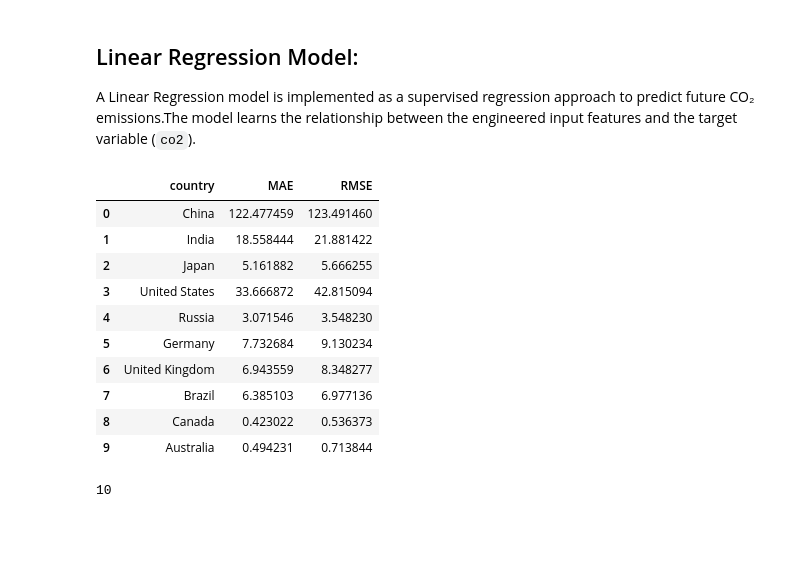
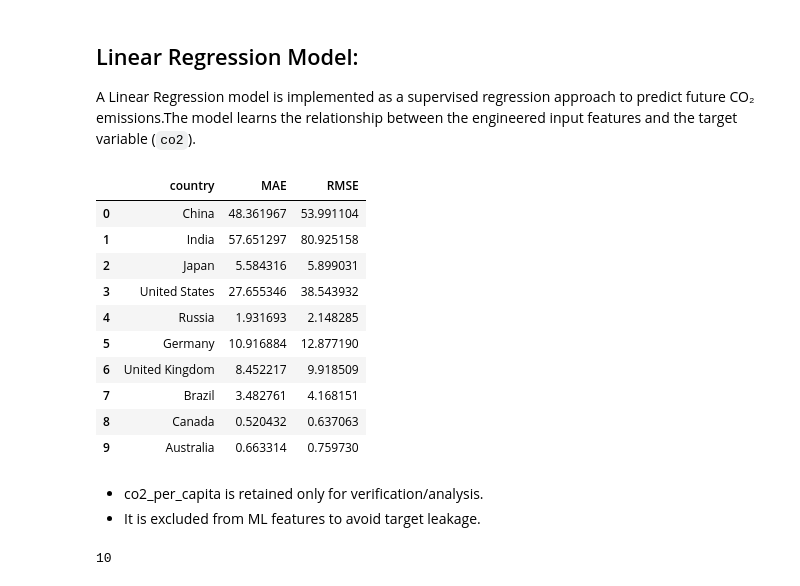
Before and after one commit to hain-davi/climate_change_trend_analysis_, a Jupyter notebook: notebook/ghg_analysis.ipynb, the cells around one changed output. Drawn from its saved outputs; the diff is of its cells as text; code cells hidden in the pictures; blank space fills up the shorter version.

```diff
--- a/notebook/ghg_analysis.ipynb
+++ b/notebook/ghg_analysis.ipynb
@@ -586,7 +586,7 @@ Formula: CO₂ Change=CO₂_latest - CO₂_1990
 # %%
 countries = ['China','India','Japan','United States','Russia','Germany','United Kingdom','Brazil','Canada','Australia']
 ghg_features = filter_df[filter_df['country'].isin(countries)][
-    ['country','year','co2','co2_per_capita','co2_5yr_rolling_mean','co2_lag1','co2_lag2','co2_lag3','co2_yoy_pct_change','ghg_intensity']].copy()
+    ['country','year','co2','co2_per_capita','co2_5yr_rolling_mean','co2_lag1','co2_lag2','co2_lag3','co2_yoy_pct_change','years_since_1990']].copy()
 
 ghg_features = (ghg_features.sort_values(['country', 'year']).reset_index(drop=True))
 ghg_features.head()
@@ -785,55 +785,57 @@ from sklearn.linear_model import LinearRegression
 from sklearn.metrics import mean_absolute_error, mean_squared_error
 
 features=[
-    'co2_per_capita',
     'co2_5yr_rolling_mean',
     'co2_lag1',
     'co2_lag2',
     'co2_lag3',
     'co2_yoy_pct_change',
-    'ghg_intensity'
+    'years_since_1990'
 ]
 target='co2'
 lr_results=[]
 lr_models={}
 
 for country in countries:
     train_country=train_data[train_data['country']==country].copy()
     test_country=test_data[test_data['country']==country].copy()
 
     train_country=train_country.dropna(subset=features+[target])
     test_country=test_country.dropna(subset=features + [target])
     X_train=train_country[features]
     y_train=train_country[target]
 
     X_test=test_country[features]
     y_test=test_country[target]
 
     model=LinearRegression()
     model.fit(X_train, y_train)
 
     y_pred=model.predict(X_test)
 
     mae=mean_absolute_error(y_test,y_pred)
     rmse=np.sqrt(mean_squared_error(y_test,y_pred))
 
     lr_results.append([country, mae, rmse])
     lr_models[country]=model
 
 lr_results=pd.DataFrame(lr_results,columns=['country','MAE','RMSE'])
 lr_results
 # %% [output]
 |  | country | MAE | RMSE |
-| 0 | China | 122.477459 | 123.491460 |
-| 1 | India | 18.558444 | 21.881422 |
-| 2 | Japan | 5.161882 | 5.666255 |
-| 3 | United States | 33.666872 | 42.815094 |
-| 4 | Russia | 3.071546 | 3.548230 |
-| 5 | Germany | 7.732684 | 9.130234 |
-| 6 | United Kingdom | 6.943559 | 8.348277 |
-| 7 | Brazil | 6.385103 | 6.977136 |
-| 8 | Canada | 0.423022 | 0.536373 |
-| 9 | Australia | 0.494231 | 0.713844 |
+| 0 | China | 48.361967 | 53.991104 |
+| 1 | India | 57.651297 | 80.925158 |
+| 2 | Japan | 5.584316 | 5.899031 |
+| 3 | United States | 27.655346 | 38.543932 |
+| 4 | Russia | 1.931693 | 2.148285 |
+| 5 | Germany | 10.916884 | 12.877190 |
+| 6 | United Kingdom | 8.452217 | 9.918509 |
+| 7 | Brazil | 3.482761 | 4.168151 |
+| 8 | Canada | 0.520432 | 0.637063 |
+| 9 | Australia | 0.663314 | 0.759730 |
+# %% [markdown]
+- co2_per_capita is retained only for verification/analysis.
+- It is excluded from ML features to avoid target leakage.
 # %%
 len(lr_models)
 # %% [output]
```
Also changed, not shown: parts of 10 cells of this notebook, 5 other files.
